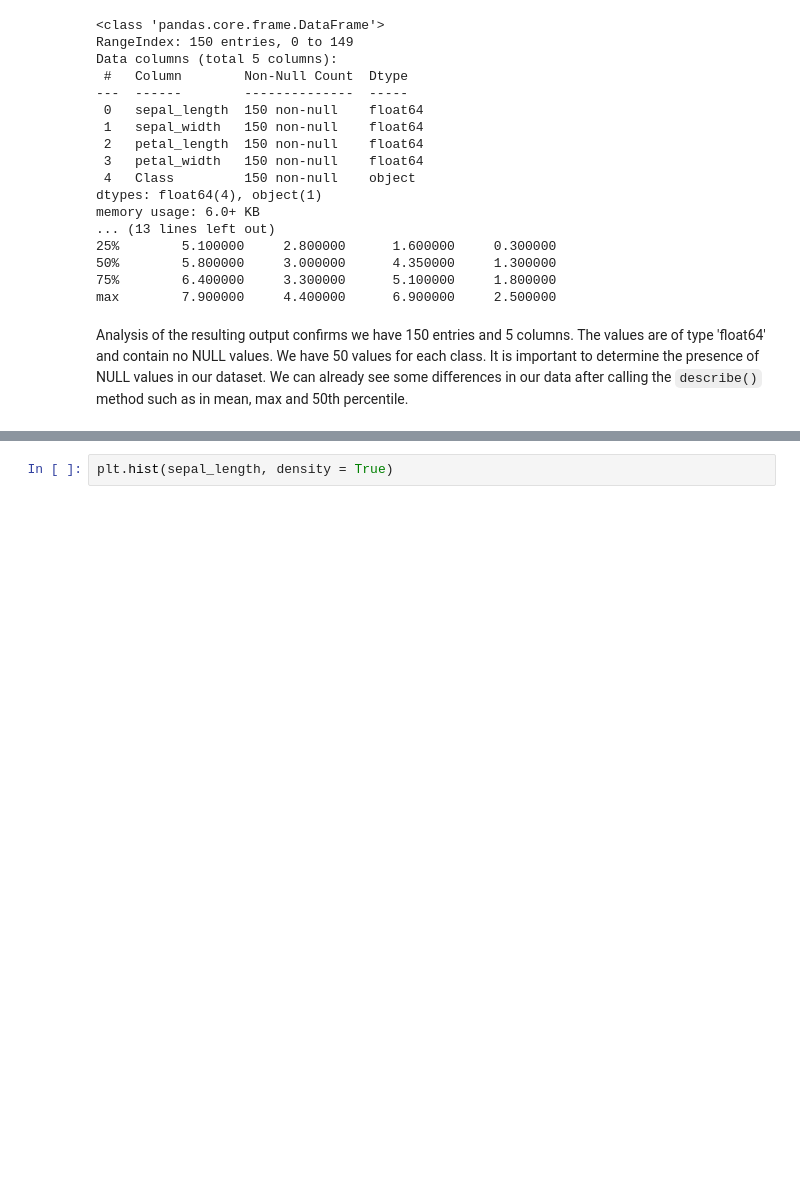
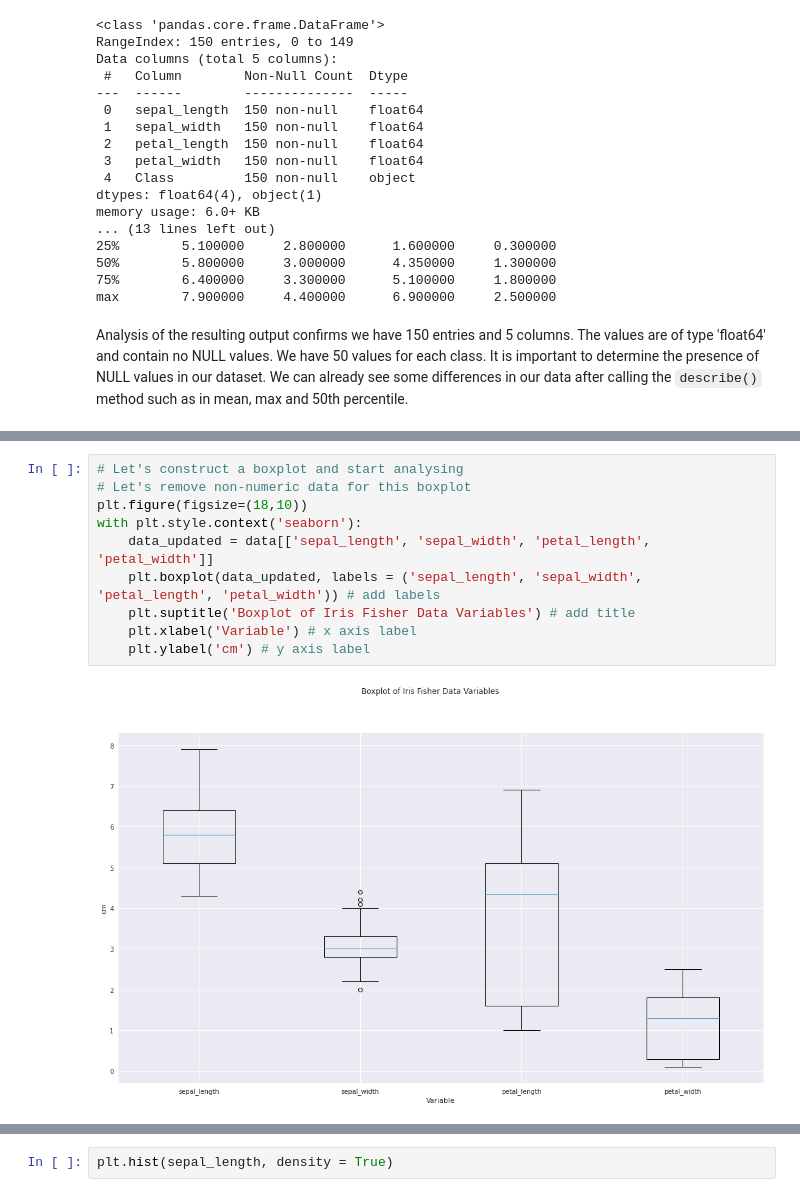
Before and after one commit to conor-mccaffrey/cao-points, a Jupyter notebook: pyplot.ipynb, the cells around one changed output, grey strips where cells are left out. Saved outputs shown, nothing was run; the diff lists cells and outputs as text; blank space fills up the shorter version.

Commit message:
finished boxplots and started histograms

```diff
--- a/pyplot.ipynb
+++ b/pyplot.ipynb
@@ -351,0 +321,12 @@ plt.bar(sepal_counts.index, sepal_counts, width = 0.05)
+# %%
+# Let's construct a boxplot and start analysing
+# Let's remove non-numeric data for this boxplot
+plt.figure(figsize=(18,10))
+with plt.style.context('seaborn'):
+    data_updated = data[['sepal_length', 'sepal_width', 'petal_length', 'petal_width']]
+    plt.boxplot(data_updated, labels = ('sepal_length', 'sepal_width', 'petal_length', 'petal_width')) # add labels
+    plt.suptitle('Boxplot of Iris Fisher Data Variables') # add title
+    plt.xlabel('Variable') # x axis label
+    plt.ylabel('cm') # y axis label
+# %% [output]
+[figure, added]
```
Also changed, not shown: parts of 30 cells of this notebook, 2 other files.
